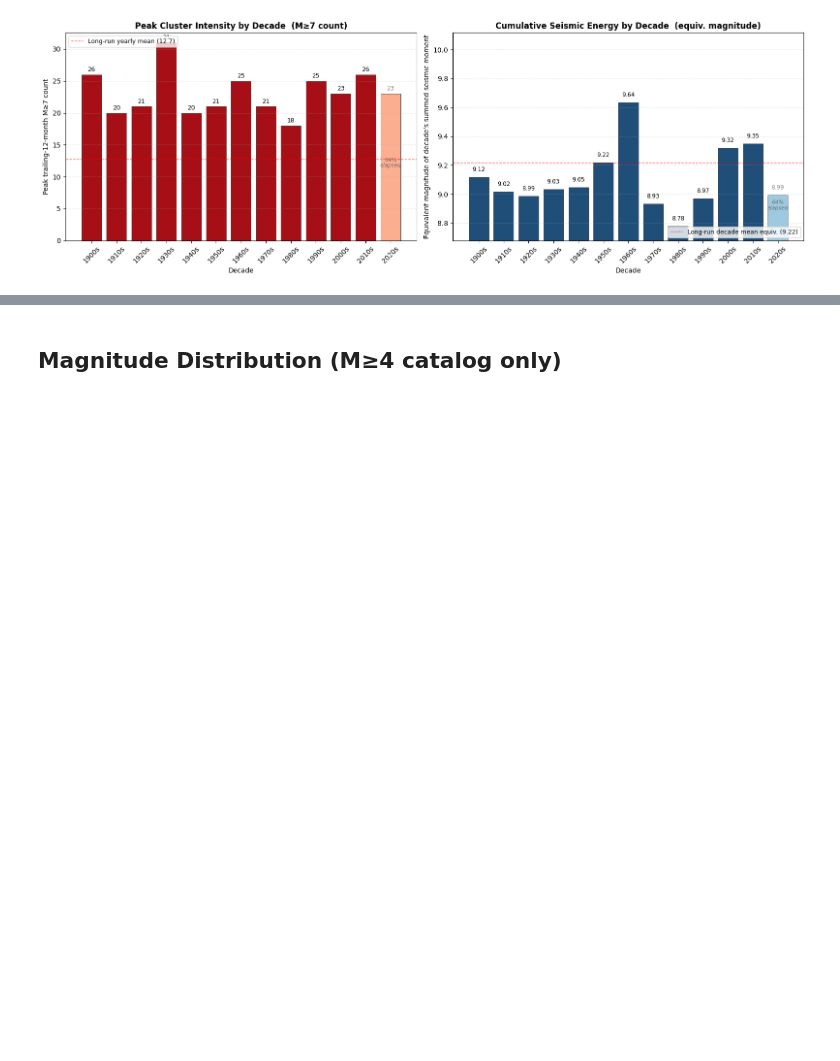
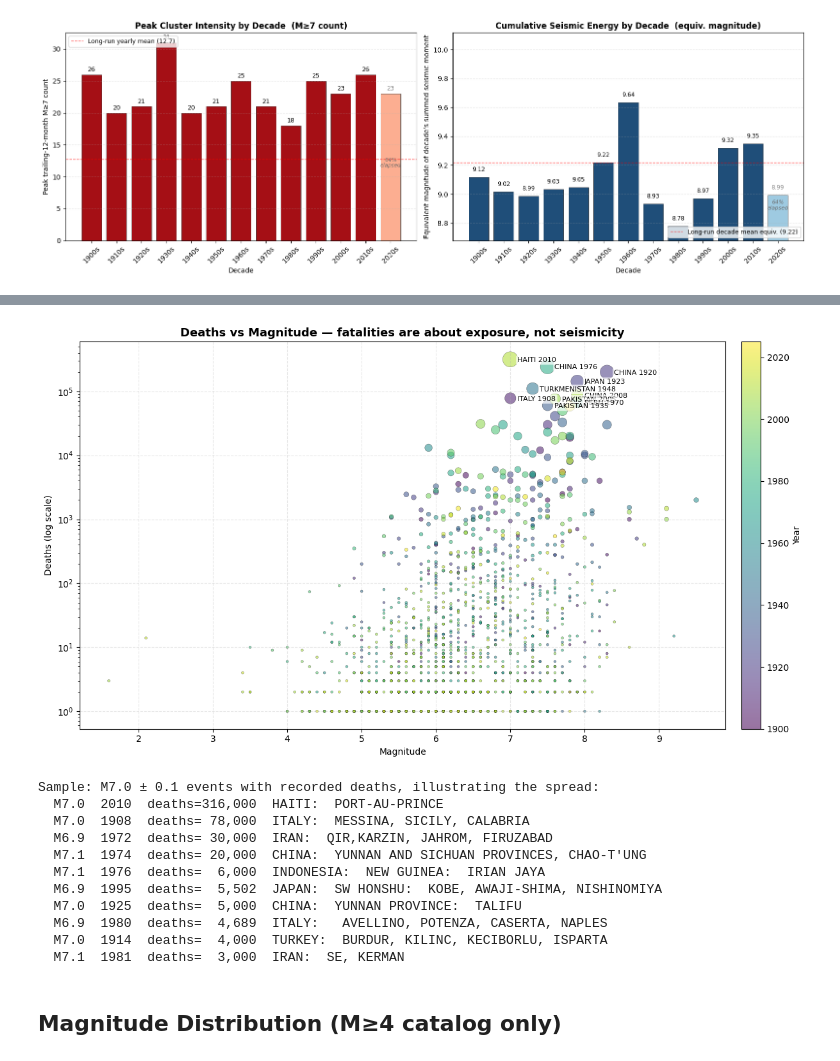
Before and after one commit to Biblejustin/earthquakes, a Jupyter notebook: earthquakes.ipynb, the cells around one changed output, grey strips where cells are left out. Cells and saved outputs as stored; diff of their text form; code cells hidden in the pictures; blank space fills up the shorter version.

```diff
--- a/earthquakes.ipynb
+++ b/earthquakes.ipynb
@@ -496,3 +477,49 @@ Rate per ~30-year window:
+# %%
+scatter_data = sig[(sig['deaths'].notna()) & (sig['deaths'] > 0) & (sig['mag'].notna()) & (sig['year'] >= 1900)].copy()
+fig, ax = plt.subplots(figsize=(13, 7))
+
+sc = ax.scatter(scatter_data['mag'], scatter_data['deaths'],
+                c=scatter_data['year'], cmap='viridis',
+                s=np.clip(scatter_data['deaths'] ** 0.45, 8, 400),
+                alpha=0.55, edgecolor='black', linewidth=0.3)
+ax.set_yscale('log')
+ax.set_xlabel('Magnitude'); ax.set_ylabel('Deaths (log scale)')
+ax.set_title('Deaths vs Magnitude — fatalities are about exposure, not seismicity',
+             fontsize=13, fontweight='bold')
+ax.grid(True, alpha=0.3, linestyle='--')
+cbar = plt.colorbar(sc, ax=ax, label='Year', pad=0.02)
+
+# Annotate the outliers — where the magnitude is modest but deaths are very high
+top_lethal = scatter_data.nlargest(10, 'deaths')
+for _, row in top_lethal.iterrows():
+    place = row['location'].split(':')[0].split('(')[0].strip()[:18]
+    ax.annotate(f"{place} {int(row['year'])}",
+                xy=(row['mag'], row['deaths']),
+                xytext=(8, -3), textcoords='offset points',
+                fontsize=8, color='black',
+                bbox=dict(boxstyle='round,pad=0.2', facecolor='white', alpha=0.7, edgecolor='none'))
+
+plt.tight_layout()
+save_fig(fig, '08_deaths_vs_magnitude.png')
+plt.show()
+
+print('Sample: M7.0 ± 0.1 events with recorded deaths, illustrating the spread:')
+m7_sample = scatter_data[(scatter_data['mag'] >= 6.9) & (scatter_data['mag'] <= 7.1)].nlargest(10, 'deaths')
+for _, row in m7_sample.iterrows():
+    print(f'  M{row["mag"]:.1f}  {int(row["year"])}  deaths={int(row["deaths"]):>7,}  {row["location"][:60]}')
+# %% [output]
+[figure, added]
+Sample: M7.0 ± 0.1 events with recorded deaths, illustrating the spread:
+  M7.0  2010  deaths=316,000  HAITI:  PORT-AU-PRINCE
+  M7.0  1908  deaths= 78,000  ITALY:  MESSINA, SICILY, CALABRIA
+  M6.9  1972  deaths= 30,000  IRAN:  QIR,KARZIN, JAHROM, FIRUZABAD
+  M7.1  1974  deaths= 20,000  CHINA:  YUNNAN AND SICHUAN PROVINCES, CHAO-T'UNG
+  M7.1  1976  deaths=  6,000  INDONESIA:  NEW GUINEA:  IRIAN JAYA
+  M6.9  1995  deaths=  5,502  JAPAN:  SW HONSHU:  KOBE, AWAJI-SHIMA, NISHINOMIYA
+  M7.0  1925  deaths=  5,000  CHINA:  YUNNAN PROVINCE:  TALIFU
+  M6.9  1980  deaths=  4,689  ITALY:   AVELLINO, POTENZA, CASERTA, NAPLES
+  M7.0  1914  deaths=  4,000  TURKEY:  BURDUR, KILINC, KECIBORLU, ISPARTA
+  M7.1  1981  deaths=  3,000  IRAN:  SE, KERMAN
 # %% [markdown]
 ## Magnitude Distribution (M≥4 catalog only)
 # %%
```
Also changed, not shown: parts of 22 cells of this notebook, 6 other files.
